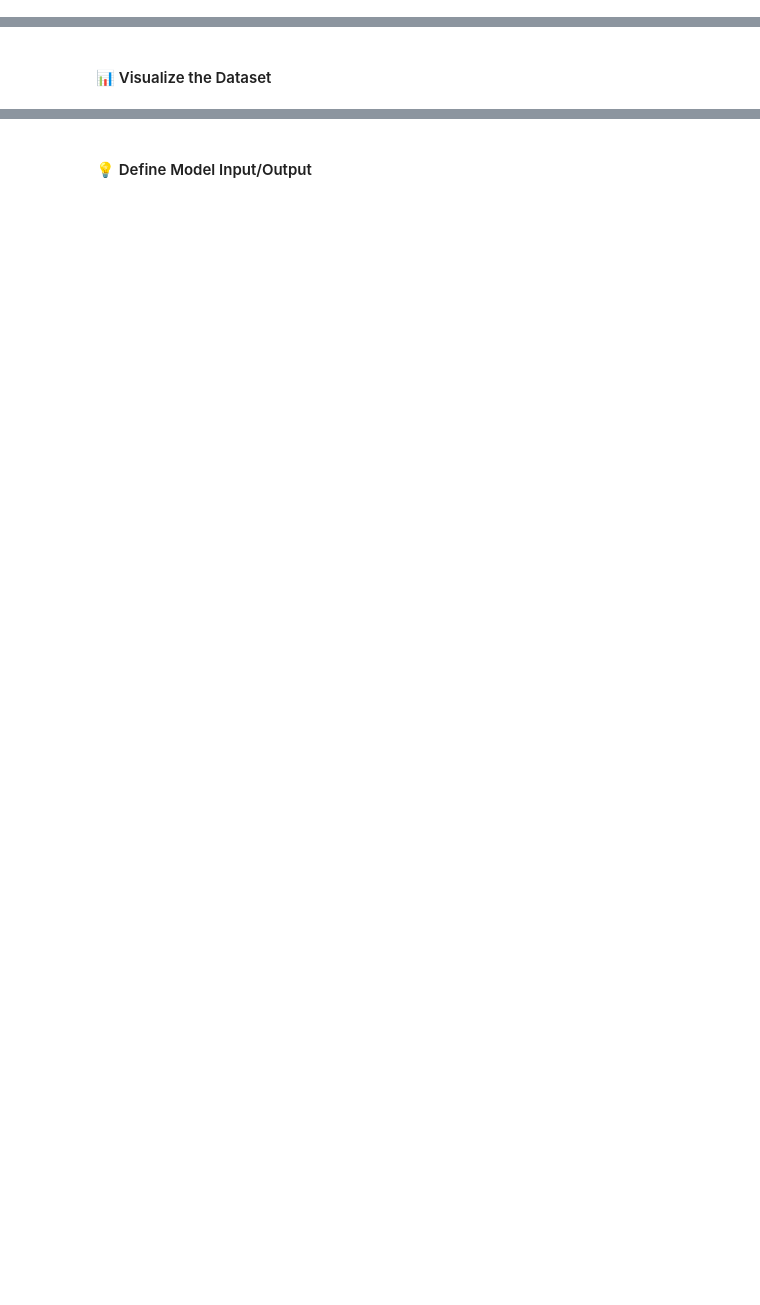
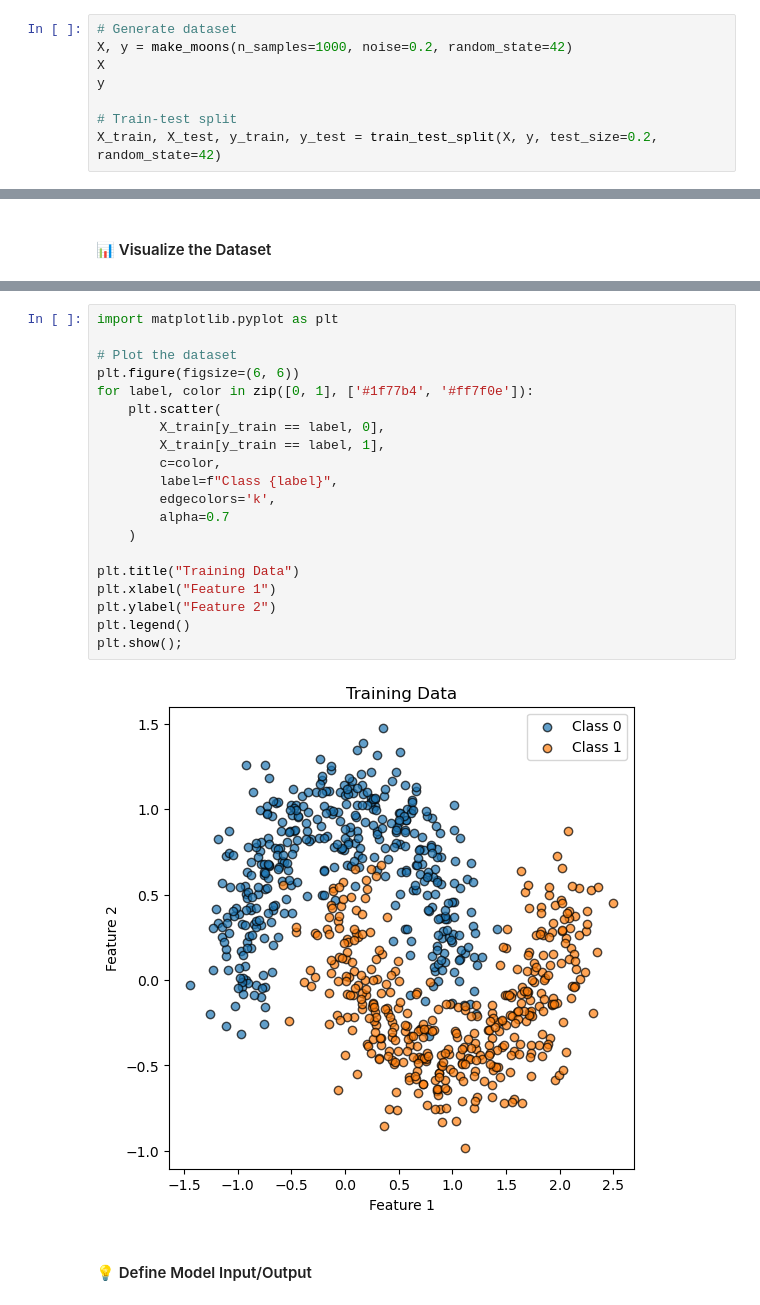
Before and after one commit to ashrithssreddy/genai-for-ds, a Jupyter notebook: 01_neural_networks.ipynb, the cells around one changed output, grey strips where cells are left out. Saved outputs shown, nothing was run; the diff lists cells and outputs as text; blank space fills up the shorter version.

```diff
--- a/01_neural_networks.ipynb
+++ b/01_neural_networks.ipynb
@@ -111,0 +119,8 @@ ___
+# %%
+# Generate dataset
+X, y = make_moons(n_samples=1000, noise=0.2, random_state=42)
+X
+y
+
+# Train-test split
+X_train, X_test, y_train, y_test = train_test_split(X, y, test_size=0.2, random_state=42)
@@ -115,3 +164,25 @@ ___
+# %%
+import matplotlib.pyplot as plt
+
+# Plot the dataset
+plt.figure(figsize=(6, 6))
+for label, color in zip([0, 1], ['#1f77b4', '#ff7f0e']):
+    plt.scatter(
+        X_train[y_train == label, 0],
+        X_train[y_train == label, 1],
+        c=color,
+        label=f"Class {label}",
+        edgecolors='k',
+        alpha=0.7
+    )
+
+plt.title("Training Data")
+plt.xlabel("Feature 1")
+plt.ylabel("Feature 2")
+plt.legend()
+plt.show();
+# %% [output]
+[figure, added]
 # %% [markdown]
 <a id="define-model-input-output"></a>
 #### 💡 Define Model Input/Output
```
Also changed, not shown: parts of 18 cells of this notebook.
